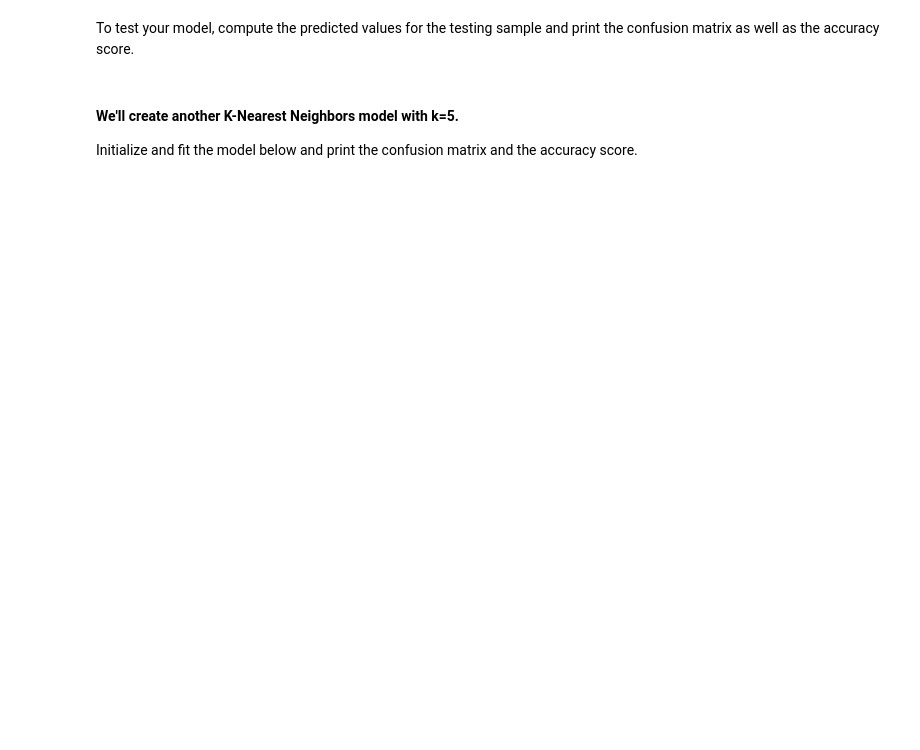
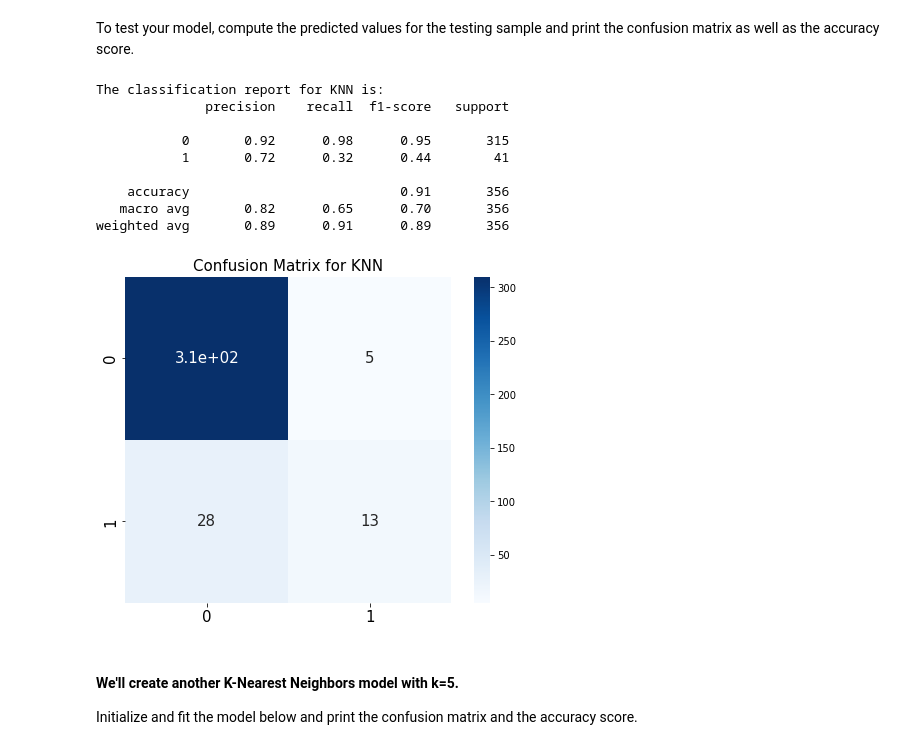
Before and after one commit to mathieujomain/IronLabs, a Jupyter notebook: Module_3/Lab_4_Supervised-Learning/Lab_4.ipynb, the cells around one changed output. Cells and saved outputs as stored; diff of their text form; code cells hidden in the pictures; blank space fills up the shorter version.

```diff
--- a/Module_3/Lab_4_Supervised-Learning/Lab_4.ipynb
+++ b/Module_3/Lab_4_Supervised-Learning/Lab_4.ipynb
@@ -234,6 +372,7 @@ Now print the `dtypes` of the data again. Besides `WHOIS_COUNTRY` which we alrea
 #### `URL` is easy. We'll simply drop it because it has too many unique values that there's no way for us to consolidate.
 # %%
 # Your code here
+data.drop(columns=['URL'], axis=1, inplace=True)
 # %% [markdown]
 #### Print the unique value counts of `CHARSET`. You see there are only a few unique values. So we can keep it as it is.
 # %%
@@ -296,6 +579,18 @@ Though is it not required, we will fit a model using the training data and then
 To test your model, compute the predicted values for the testing sample and print the confusion matrix as well as the accuracy score.
 # %%
 # Your code here:
+generate_results(knn, y_pred, 'KNN')
+# %% [output]
+The classification report for KNN is:
+              precision    recall  f1-score   support
+
+           0       0.92      0.98      0.95       315
+           1       0.72      0.32      0.44        41
+
+    accuracy                           0.91       356
+   macro avg       0.82      0.65      0.70       356
+weighted avg       0.89      0.91      0.89       356
+[figure, added]
 # %% [markdown]
 #### We'll create another K-Nearest Neighbors model with k=5.
 
```
Also changed, not shown: parts of 45 cells of this notebook, 1 other file.
